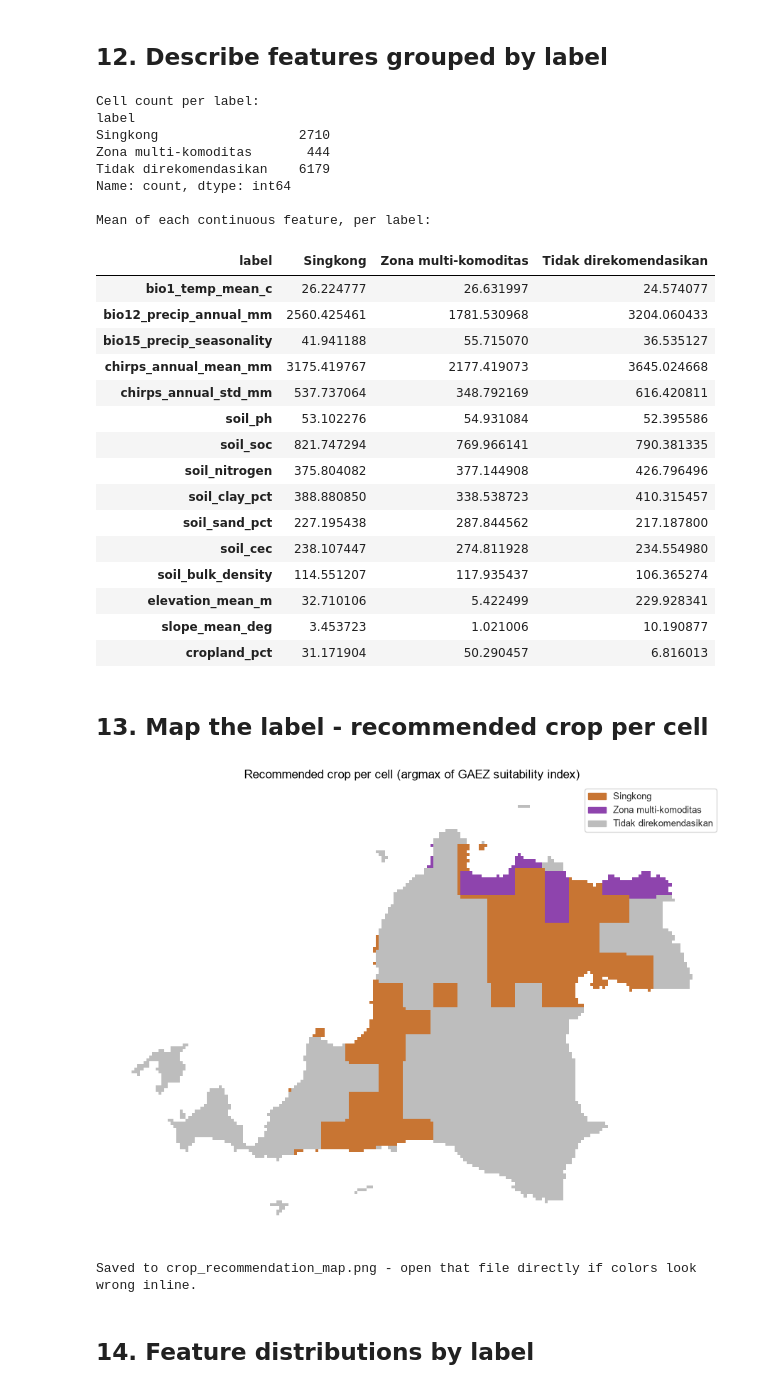
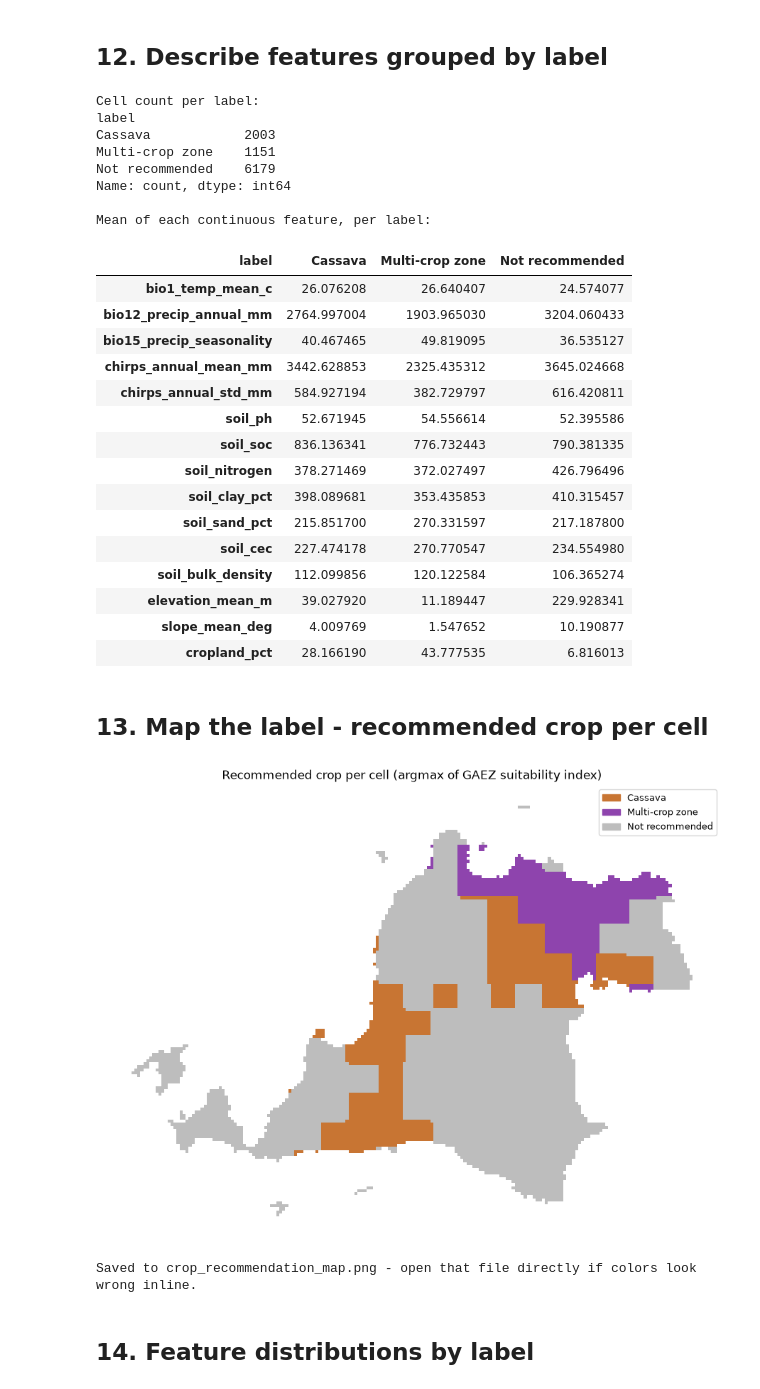
Before and after one commit to TottAditS/GeoSuitability_AI_Analytics, a Jupyter notebook: scripts/preprocessing/05_eda.ipynb, the cells around one changed output. Cells and saved outputs as stored; diff of their text form; code cells hidden in the pictures.

```diff
--- a/scripts/preprocessing/05_eda.ipynb
+++ b/scripts/preprocessing/05_eda.ipynb
@@ -326,8 +326,8 @@ print(f"Class-based exact-tie rate: {class_tie_rate:.1%} (this is why we don't u
 # continuous Index version - this is what actually becomes the label
 GAEZ_COLS = ["gaez_index_rice", "gaez_index_maize", "gaez_index_cassava", "gaez_index_soybean"]
 CROP_NAMES = {
-    "gaez_index_rice": "Padi", "gaez_index_maize": "Jagung",
-    "gaez_index_cassava": "Singkong", "gaez_index_soybean": "Kedelai",
+    "gaez_index_rice": "Rice", "gaez_index_maize": "Maize",
+    "gaez_index_cassava": "Cassava", "gaez_index_soybean": "Soybean",
 }
 
 NOT_RECOMMENDED_THRESHOLD = 5000  # index < 50/100 equivalent -> not recommended (from the original plan)
@@ -343,15 +343,15 @@ second_best_index = sorted_vals[:, -2]
 best_crop = np.array([CROP_NAMES[GAEZ_COLS[i]] for i in best_idx])
 
 label = best_crop.copy().astype(object)
-label[best_index < NOT_RECOMMENDED_THRESHOLD] = "Tidak direkomendasikan"
+label[best_index < NOT_RECOMMENDED_THRESHOLD] = "Not recommended"
 tie_mask = (best_index - second_best_index <= TIE_THRESHOLD) & (best_index >= NOT_RECOMMENDED_THRESHOLD)
-label[tie_mask] = "Zona multi-komoditas"
+label[tie_mask] = "Multi-crop zone"
 
 df["best_crop"] = best_crop
 df["best_crop_index"] = best_index
 df["label"] = label
 
-not_recommended_share = (df["label"] == "Tidak direkomendasikan").mean()
+not_recommended_share = (df["label"] == "Not recommended").mean()
 print(f"\nIndex-based exact-tie rate: {(best_index == second_best_index).mean():.1%}")
 print(df["label"].value_counts())
 print(f"\n{not_recommended_share:.1%} of cells are not recommended for any of the 4 crops")
@@ -369,7 +369,7 @@ Name: count, dtype: int64
 # %% [markdown]
 ## 12. Describe features grouped by label
 # %%
-label_order = ["Padi", "Jagung", "Singkong", "Kedelai", "Zona multi-komoditas", "Tidak direkomendasikan"]
+label_order = ["Rice", "Maize", "Cassava", "Soybean", "Multi-crop zone", "Not recommended"]
 label_order = [l for l in label_order if l in df["label"].unique()]
 
 print("Cell count per label:")
@@ -380,63 +380,63 @@ df.groupby("label")[CONTINUOUS_COLS].mean().reindex(label_order).T
 # %% [output]
 Cell count per label:
 label
-Singkong                  2710
-Zona multi-komoditas       444
-Tidak direkomendasikan    6179
+Cassava            2003
+Multi-crop zone    1151
+Not recommended    6179
 Name: count, dtype: int64
 
 Mean of each continuous feature, per label:
-| label | Singkong | Zona multi-komoditas | Tidak direkomendasikan |
-| bio1_temp_mean_c | 26.224777 | 26.631997 | 24.574077 |
-| bio12_precip_annual_mm | 2560.425461 | 1781.530968 | 3204.060433 |
-| bio15_precip_seasonality | 41.941188 | 55.715070 | 36.535127 |
-| chirps_annual_mean_mm | 3175.419767 | 2177.419073 | 3645.024668 |
-| chirps_annual_std_mm | 537.737064 | 348.792169 | 616.420811 |
-| soil_ph | 53.102276 | 54.931084 | 52.395586 |
-| soil_soc | 821.747294 | 769.966141 | 790.381335 |
-| soil_nitrogen | 375.804082 | 377.144908 | 426.796496 |
-| soil_clay_pct | 388.880850 | 338.538723 | 410.315457 |
-| soil_sand_pct | 227.195438 | 287.844562 | 217.187800 |
-| soil_cec | 238.107447 | 274.811928 | 234.554980 |
-| soil_bulk_density | 114.551207 | 117.935437 | 106.365274 |
-| elevation_mean_m | 32.710106 | 5.422499 | 229.928341 |
-| slope_mean_deg | 3.453723 | 1.021006 | 10.190877 |
-| cropland_pct | 31.171904 | 50.290457 | 6.816013 |
+| label | Cassava | Multi-crop zone | Not recommended |
+| bio1_temp_mean_c | 26.076208 | 26.640407 | 24.574077 |
+| bio12_precip_annual_mm | 2764.997004 | 1903.965030 | 3204.060433 |
+| bio15_precip_seasonality | 40.467465 | 49.819095 | 36.535127 |
+| chirps_annual_mean_mm | 3442.628853 | 2325.435312 | 3645.024668 |
+| chirps_annual_std_mm | 584.927194 | 382.729797 | 616.420811 |
+| soil_ph | 52.671945 | 54.556614 | 52.395586 |
+| soil_soc | 836.136341 | 776.732443 | 790.381335 |
+| soil_nitrogen | 378.271469 | 372.027497 | 426.796496 |
+| soil_clay_pct | 398.089681 | 353.435853 | 410.315457 |
+| soil_sand_pct | 215.851700 | 270.331597 | 217.187800 |
+| soil_cec | 227.474178 | 270.770547 | 234.554980 |
+| soil_bulk_density | 112.099856 | 120.122584 | 106.365274 |
+| elevation_mean_m | 39.027920 | 11.189447 | 229.928341 |
+| slope_mean_deg | 4.009769 | 1.547652 | 10.190877 |
+| cropland_pct | 28.166190 | 43.777535 | 6.816013 |
 # %% [markdown]
 ## 13. Map the label - recommended crop per cell
 # %%
 import matplotlib.colors as mcolors
 import matplotlib.patches as mpatches
 
 # same palette as the original project color scheme (Ringkasan_Project doc SS11.2)
 CROP_COLORS = {
-    "Padi": "#E53935",
-    "Jagung": "#FDD835",
-    "Singkong": "#C87533",
-    "Kedelai": "#43A047",
-    "Zona multi-komoditas": "#8E44AD",
-    "Tidak direkomendasikan": "#BDBDBD",
+    "Rice": "#E53935",
+    "Maize": "#FDD835",
+    "Cassava": "#C87533",
+    "Soybean": "#43A047",
+    "Multi-crop zone": "#8E44AD",
+    "Not recommended": "#BDBDBD",
 }
 
 merged_label = grid.merge(df[["grid_id", "label"]], on="grid_id", how="left")
 merged_label["label_code"] = pd.Categorical(merged_label["label"], categories=label_order).codes
 cmap = mcolors.ListedColormap([CROP_COLORS[l] for l in label_order])
 
 fig, ax = plt.subplots(figsize=(9, 9))
 merged_label.plot(
     column="label_code", cmap=cmap, ax=ax, edgecolor="none",
     vmin=-0.5, vmax=len(label_order) - 0.5,
 )
 handles = [mpatches.Patch(color=CROP_COLORS[l], label=l) for l in label_order]
 ax.legend(handles=handles, loc="upper right", fontsize=9, facecolor="white")
 ax.set_title("Recommended crop per cell (argmax of GAEZ suitability index)", color="black")
 ax.axis("off")
 plt.tight_layout()
 plt.savefig("crop_recommendation_map.png", dpi=150, facecolor="white")
 plt.show()
 print("Saved to crop_recommendation_map.png - open that file directly if colors look wrong inline.")
 # %% [output]
-[figure, old version]
+[figure, new version]
 Saved to crop_recommendation_map.png - open that file directly if colors look wrong inline.
 # %% [markdown]
 ## 14. Feature distributions by label
```
Also changed, not shown: parts of 11 cells of this notebook, 10 other files.
